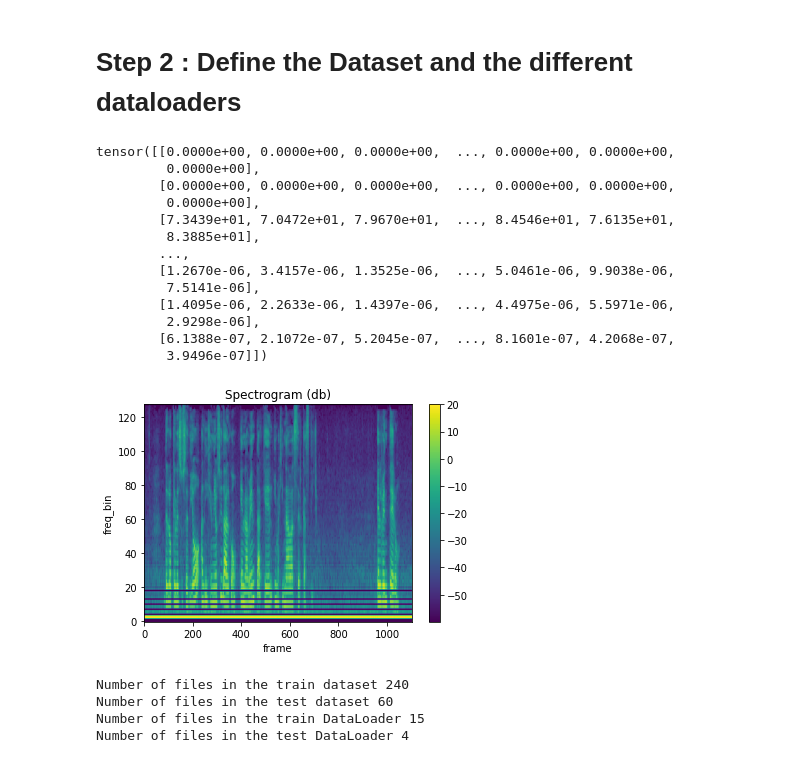
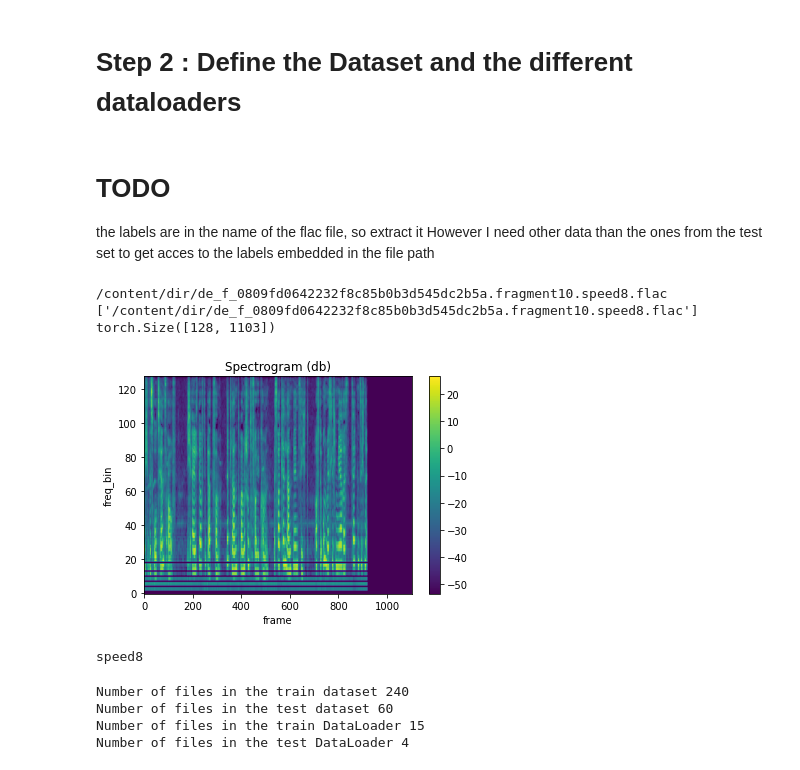
Before and after one commit to Zappandy/spoken_language_detector, a Jupyter notebook: Spoken_language_recognition.ipynb, the cells around one changed output. Saved outputs shown, nothing was run; the diff lists cells and outputs as text; code cells hidden in the pictures.

```diff
--- a/Spoken_language_recognition.ipynb
+++ b/Spoken_language_recognition.ipynb
@@ -59,3 +61,7 @@ spectro = flac_to_spectro("/content/drive/MyDrive/neural networks project/test_s
 plot_spectrogram(spectro[0], title="MelSpectrogram - torchaudio", ylabel="mel freq")
 # %% [output]
 [figure]
+# %%
+# Example
+spectro = flac_to_spectro("/content/de_f_0809fd0642232f8c85b0b3d545dc2b5a.fragment10.speed8.flac")
+plot_spectrogram(spectro[0], title="MelSpectrogram - torchaudio", ylabel="mel freq")
@@ -62,5 +70,9 @@ plot_spectrogram(spectro[0], title="MelSpectrogram - torchaudio", ylabel="mel fr
 # %% [markdown]
 # Step 2 : Define the Dataset and the different dataloaders
+# %% [markdown]
+# TODO
+the labels are in the name of the flac file, so extract it
+However I need other data than the ones from the test set to get acces to the labels embedded in the file path
 # %%
 class SpeechDataset(Dataset):
 
@@ -70,18 +82,27 @@ class SpeechDataset(Dataset):
         self.specto_data = []
         for f_path in self.audio_path_list:
           self.specto_data.append(flac_to_spectro(f_path))
-        # TODO Convert it into an actual image ?
+        # TODO Convert it into an actual image ? I don't think so
+        self.labels = self._get_labels()
 
     def __len__(self):
         # return len(self.audio_path_list)
         return len(self.specto_data)
 
     def __getitem__(self, index):
-        #audio_path = self.audio_path_list[index]
+      # Retrieve the corresponding audio
+        audio_path = self.audio_path_list[index]
+        # transform it into a spectrogramm
+        # Retrieve the corresponding spectrogram
+        spectro = self.specto_data[index]
+        label = self._get_label(audio_path)
+        features = {'spectrogram': spectro, 'labels': label}
+        return features
+
         #with open(audio_path, "rb") as f:
             #data, samplerate = sf.read(f)
         #return data, samplerate
-        return self.specto_data[index]
+        #return self.specto_data[index]
 
     def find_files(self, directory, pattern="*.flac"):
         """
@@ -91,32 +112,39 @@ class SpeechDataset(Dataset):
         for root, dirnames, filenames in os.walk(directory):
             for filename in fnmatch.filter(filenames, pattern):
                 audio_path_list.append(os.path.join(root, filename))
+        return audio_path_list
 
-        return audio_path_list
+    def _get_labels(self):
+      """Extract the labels from the given audio files."""
+      labels = []
+      for filepath in self.audio_path_list:
+        label = filepath.split(".")[2]
+        labels.append(label)
+      return labels
+
+    def _get_label(self, audio_path):
+      """Extract the label from the single given audio file."""
+      label = audio_path.split(".")[2]
+      return label
 # %%
-data_dir = "/content/drive/MyDrive/neural networks project/test_set_es/data_sample/"
-
+#data_dir = "/content/drive/MyDrive/neural networks project/test_set_es/data_sample/"
+data_dir = "/content/dir/"
 # Prepare the Dataset
 dataset = SpeechDataset(flac_dir=data_dir)
 
 # Small example
 features_example = dataset.specto_data[0][0]
-print(features_example)
+#print(features_example)
+print(features_example.shape)
 plot_spectrogram(features_example)
+
+features_dict = dataset.__getitem__(0)
+print(features_dict['labels'])
 # %% [output]
-tensor([[0.0000e+00, 0.0000e+00, 0.0000e+00,  ..., 0.0000e+00, 0.0000e+00,
-         0.0000e+00],
-        [0.0000e+00, 0.0000e+00, 0.0000e+00,  ..., 0.0000e+00, 0.0000e+00,
-         0.0000e+00],
-        [7.3439e+01, 7.0472e+01, 7.9670e+01,  ..., 8.4546e+01, 7.6135e+01,
-         8.3885e+01],
-        ...,
-        [1.2670e-06, 3.4157e-06, 1.3525e-06,  ..., 5.0461e-06, 9.9038e-06,
-         7.5141e-06],
-        [1.4095e-06, 2.2633e-06, 1.4397e-06,  ..., 4.4975e-06, 5.5971e-06,
-         2.9298e-06],
-        [6.1388e-07, 2.1072e-07, 5.2045e-07,  ..., 8.1601e-07, 4.2068e-07,
-         3.9496e-07]])
+/content/dir/de_f_0809fd0642232f8c85b0b3d545dc2b5a.fragment10.speed8.flac
+['/content/dir/de_f_0809fd0642232f8c85b0b3d545dc2b5a.fragment10.speed8.flac']
+torch.Size([128, 1103])
-[figure, old version]
+[figure, new version]
+speed8
 # %%
 # Prepare the Dataloader
```
Also changed, not shown: parts of 11 cells of this notebook.
